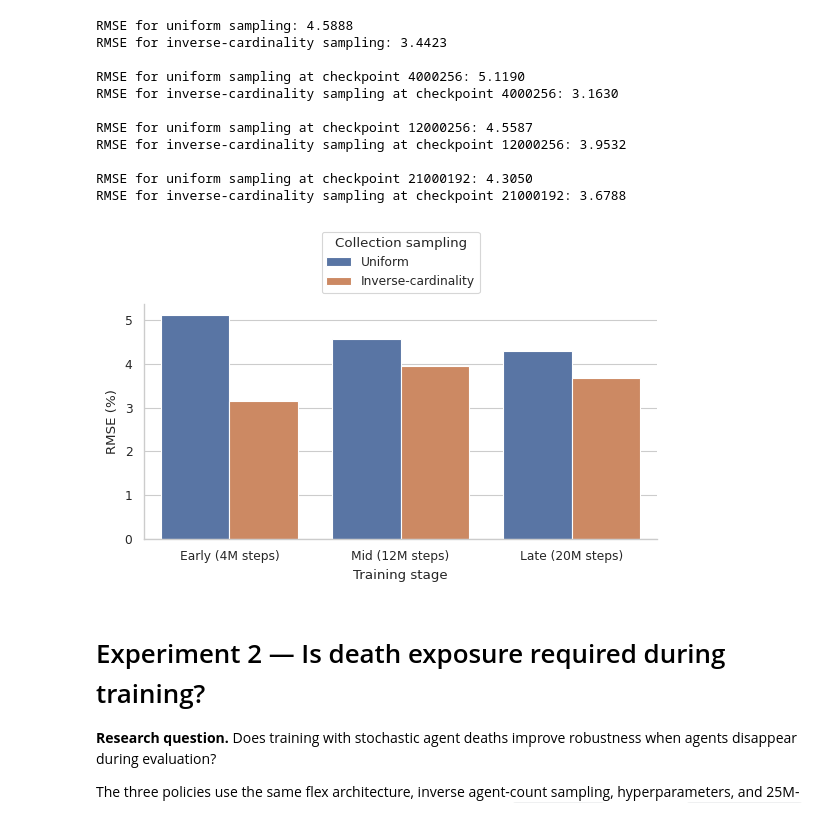
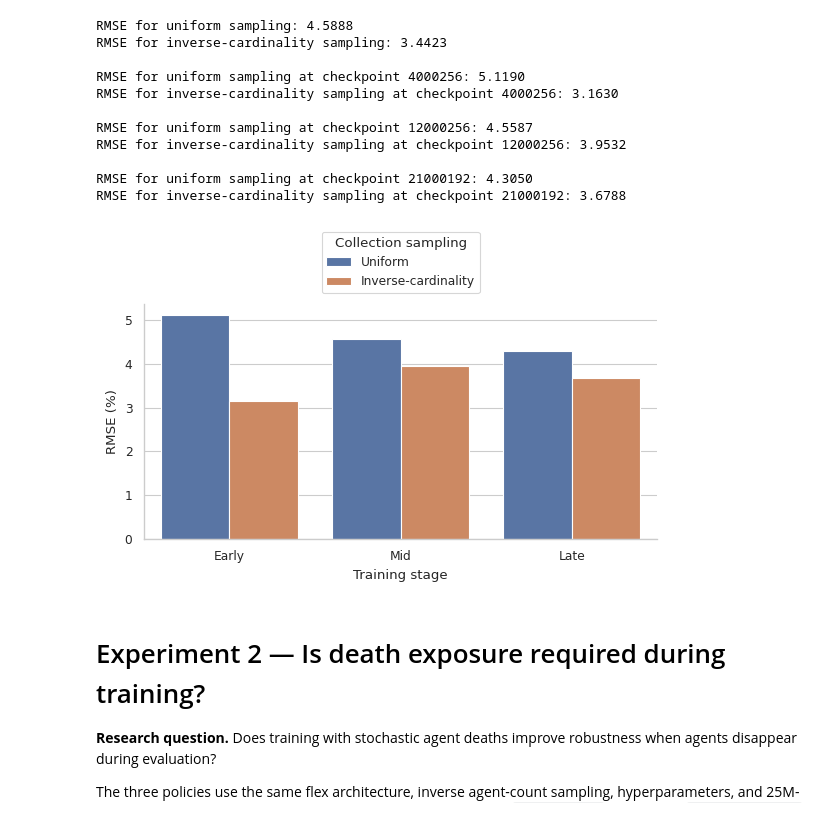
Before and after one commit to Project-GrADyS/distributed-rl, a Jupyter notebook: projects/data-harvesting/analysis/ras_2026.ipynb, the cells around one changed output. Drawn from its saved outputs; the diff is of its cells as text; code cells hidden in the pictures.

```diff
--- a/projects/data-harvesting/analysis/ras_2026.ipynb
+++ b/projects/data-harvesting/analysis/ras_2026.ipynb
@@ -292,24 +292,24 @@ RMSE for inverse-cardinality sampling at checkpoint 21000192: 3.6788
 # %%
 all_rmse_df = pd.DataFrame(all_rmse)
 checkpoint_names = {
-  TRANSITION_CHECKPOINTS[0]: "Early (4M steps)",
-  TRANSITION_CHECKPOINTS[1]: "Mid (12M steps)",
-  TRANSITION_CHECKPOINTS[2]: "Late (20M steps)",
+  TRANSITION_CHECKPOINTS[0]: "Early",
+  TRANSITION_CHECKPOINTS[1]: "Mid",
+  TRANSITION_CHECKPOINTS[2]: "Late",
 }
 all_rmse_df["checkpoint_name"] = all_rmse_df["checkpoint"].map(checkpoint_names)
 
 fig, ax = plt.subplots(figsize=(5.8, 3.8))
 sns.barplot(
   data=all_rmse_df, x="checkpoint_name", y="rmse", hue="condition",
   hue_order=list(TRANSITION_CONDITIONS.values()),
   ax=ax
 )
 
 ax.set(xlabel="Training stage", ylabel="RMSE (%)", ylim=(0, None))
 ax.legend(title="Collection sampling", loc="lower center", bbox_to_anchor=(0.5, 1.02))
 fig.tight_layout()
 # %% [output]
-[figure, old version]
+[figure, new version]
 # %% [markdown]
 # Experiment 2 — Is death exposure required during training?
 
```
Also changed, not shown: parts of 1 cell of this notebook.
